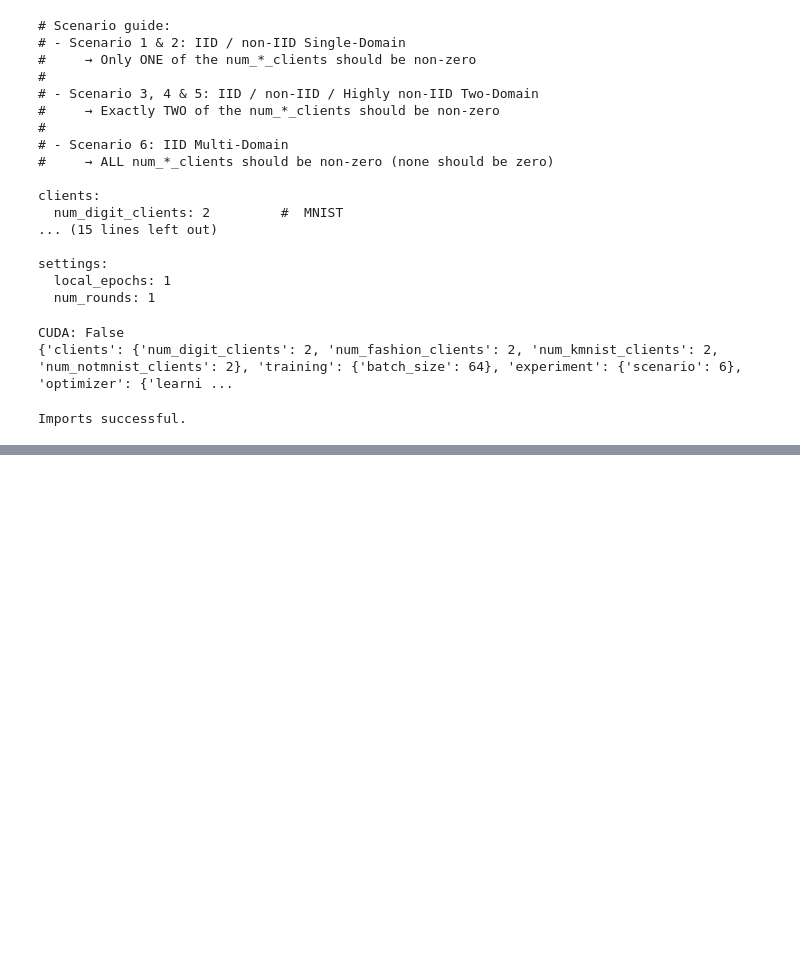
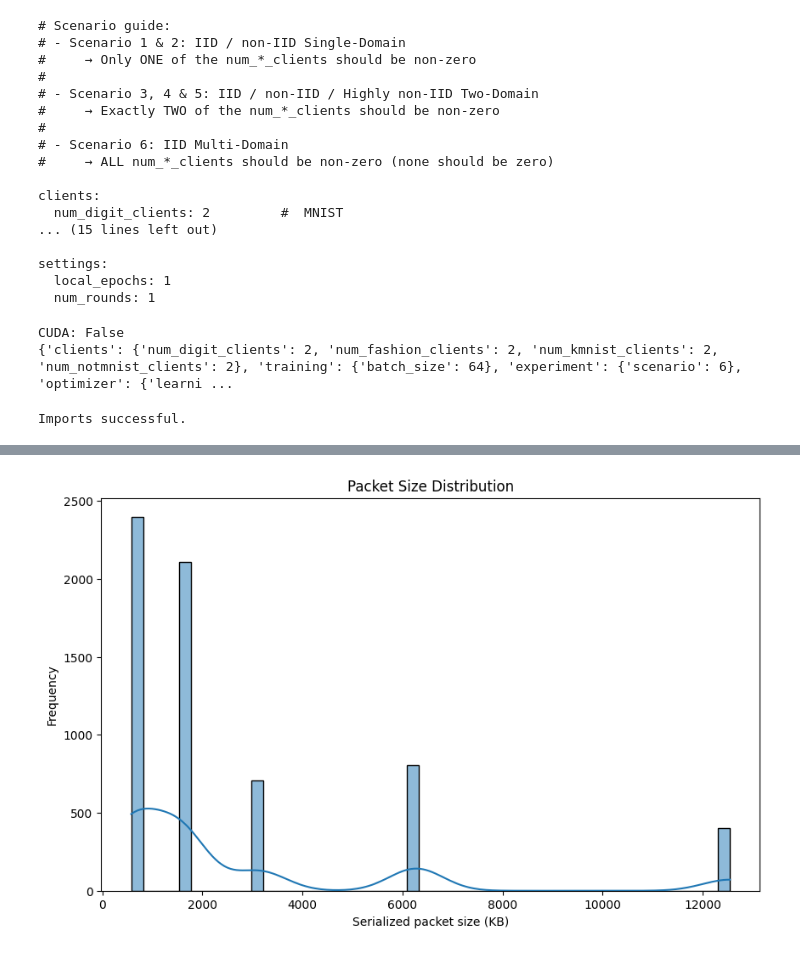
Before and after one commit to ayman-dayf/HuSCF-Comm, a Jupyter notebook: ReRun_HuSCF_Add_Comm.ipynb, the cells around one changed output, grey strips where cells are left out. Drawn from its saved outputs; the diff is of its cells as text; code cells hidden in the pictures; blank space fills up the shorter version.

```diff
--- a/ReRun_HuSCF_Add_Comm.ipynb
+++ b/ReRun_HuSCF_Add_Comm.ipynb
@@ -140,0 +239,16 @@ df.head()
+# %%
+plt.figure(figsize=(10, 6))
+
+sns.histplot(
+    df["serialized_bytes"] / 1024,
+    bins=50,
+    kde=True
+)
+
+plt.xlabel("Serialized packet size (KB)")
+plt.ylabel("Frequency")
+plt.title("Packet Size Distribution")
+
+plt.show()
+# %% [output]
+[figure, added]
```
Also changed, not shown: parts of 12 cells of this notebook.
